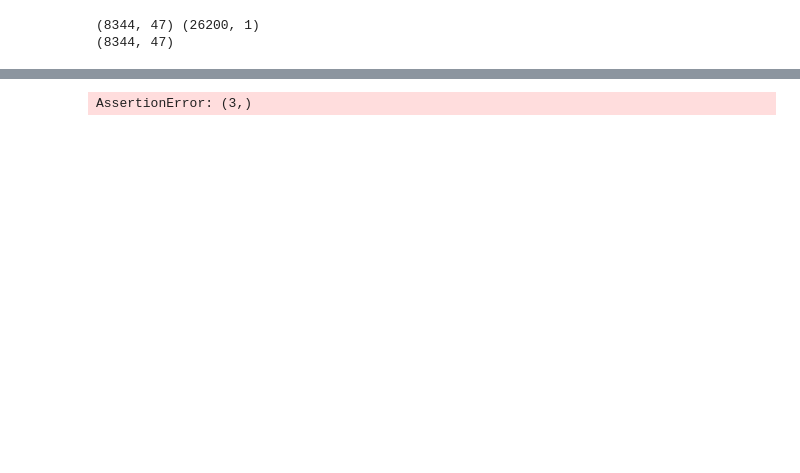
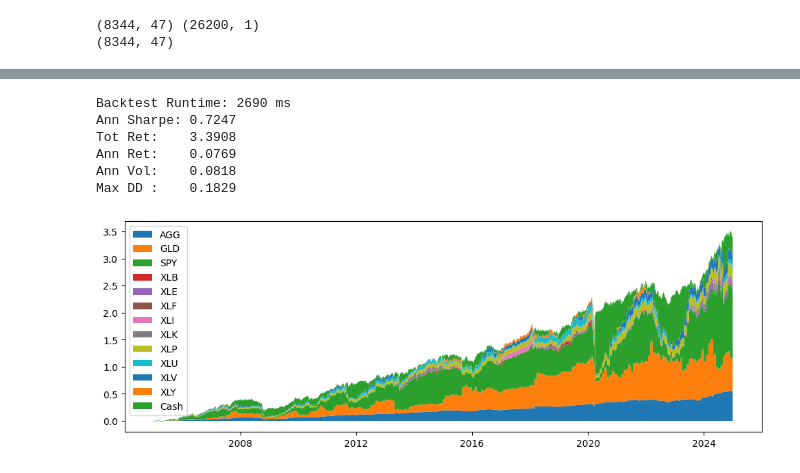
Before and after one commit to codezart44/Portfolio-Optimization, a Jupyter notebook: backtest/main.ipynb, the cells around one changed output, grey strips where cells are left out. Cells and saved outputs as stored; diff of their text form; code cells hidden in the pictures; blank space fills up the shorter version.

```diff
--- a/backtest/main.ipynb
+++ b/backtest/main.ipynb
@@ -108,9 +119,16 @@ Max DD :    0.2925
 # %%
 ms = MetaStrategy(
-    strategies=[fw, m],
-    w_blend=np.array([0.7, 0.3]),
+    db=db,
+    strategies=[m1, m2],
+    w_blend=np.array([0.8, 0.2]),
 )
 sim.run_backtest(strategy=ms, verbose=True)
-wealth_plot(sim)
+wealth_plot(sim, figsize=(12,4))
 # %% [output]
-AssertionError: (3,)
+Backtest Runtime: 2690 ms
+Ann Sharpe: 0.7247
+Tot Ret:    3.3908
+Ann Ret:    0.0769
+Ann Vol:    0.0818
+Max DD :    0.1829
+[figure, added]
```
Also changed, not shown: parts of 8 cells of this notebook, 7 other files.
